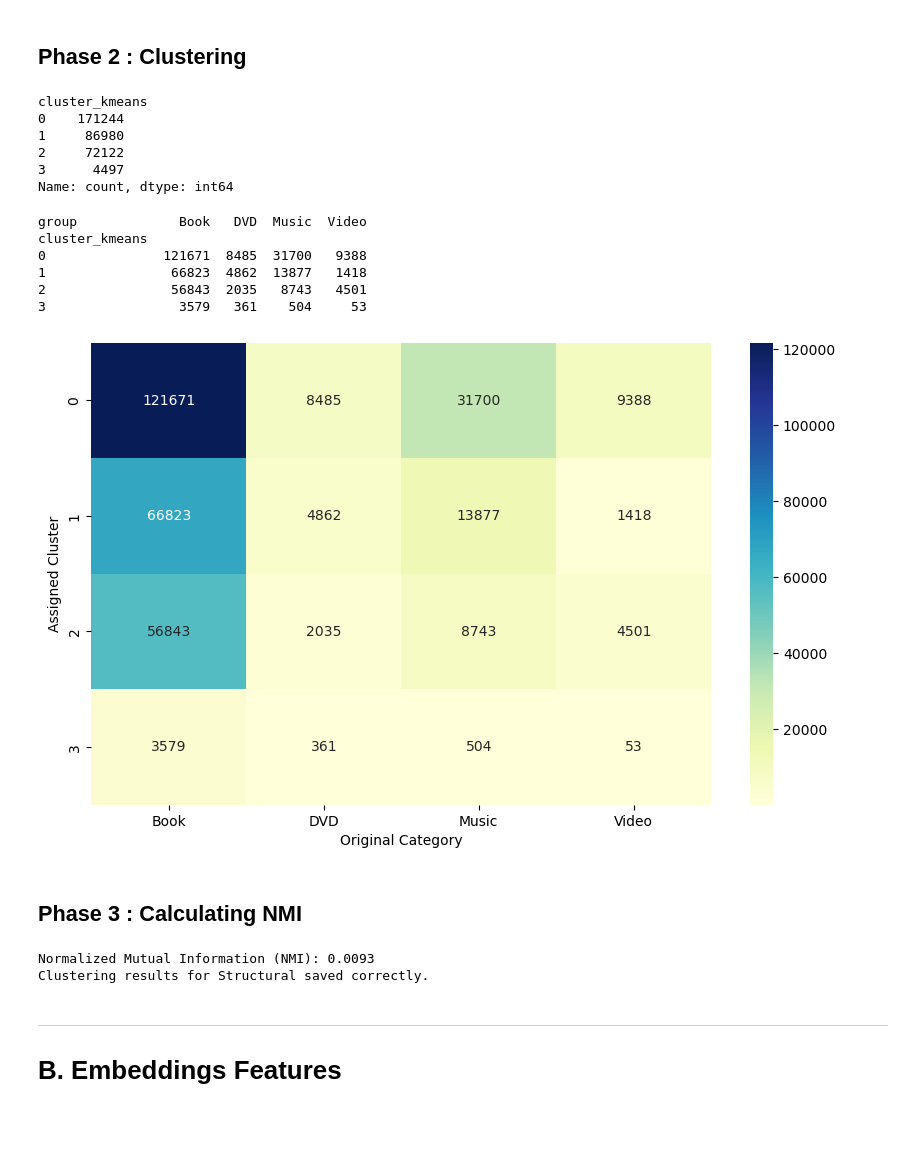
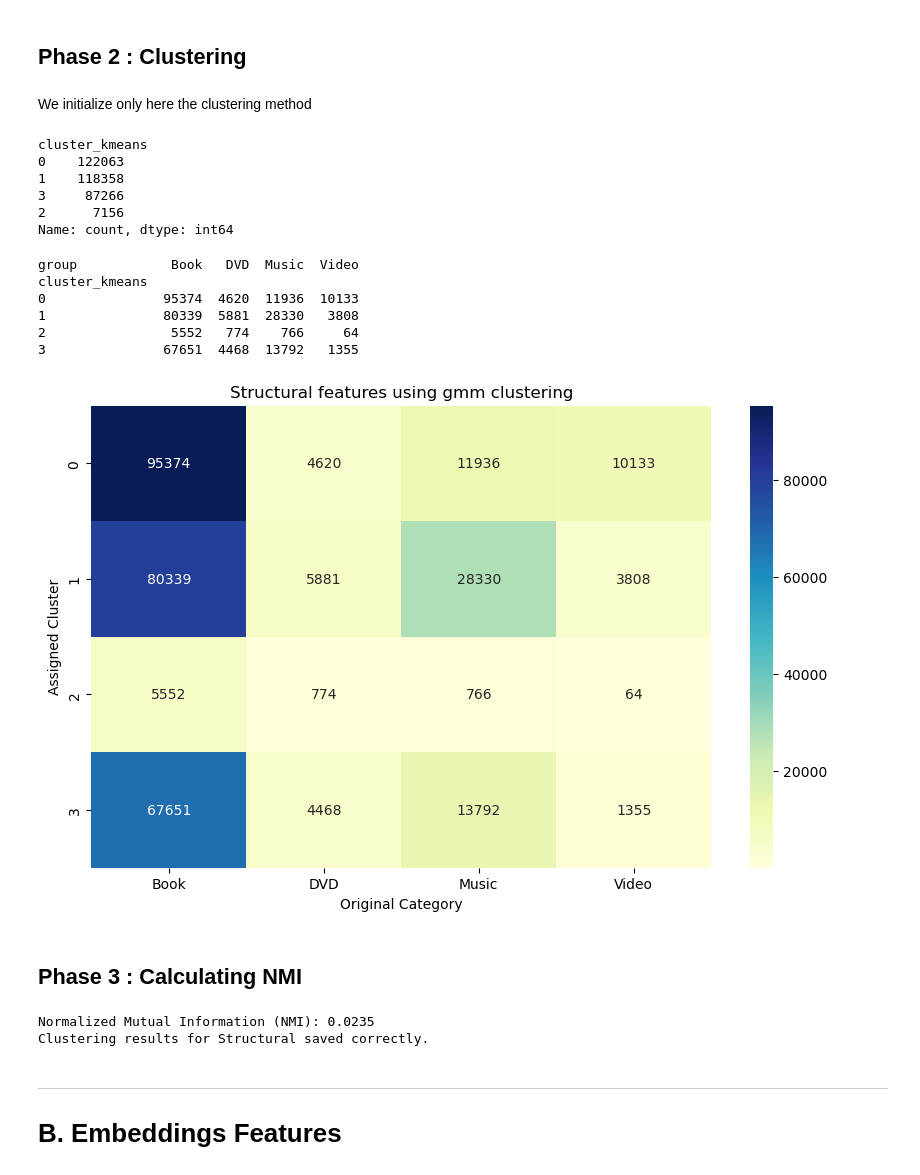
Before and after one commit to raozzo/ProgettoLFN, a Jupyter notebook: Code/notebooks/print.ipynb, the cells around one changed output. Cells and saved outputs as stored; diff of their text form; code cells hidden in the pictures; blank space fills up the shorter version.

```diff
--- a/Code/notebooks/print.ipynb
+++ b/Code/notebooks/print.ipynb
@@ -82,3 +84,6 @@ sys.path.append(os.path.abspath('..'))
+# %%
+# Options: 'kmeans', 'gmm'
+CLUSTERING_ALGORITHM = 'gmm'
 # %% [markdown]
 ---
 ## Data processing
@@ -392,9 +397,22 @@ rw_score                 1.000001
 dtype: float64
 # %% [markdown]
 ## Phase 2 : Clustering
+# %% [markdown]
+We initialize only here the clustering method
+# %%
+from sklearn.cluster import KMeans
+from sklearn.mixture import GaussianMixture
+
+if CLUSTERING_ALGORITHM == 'kmeans':
+    model = KMeans(n_clusters=4, random_state=42, n_init=10)
+
+elif CLUSTERING_ALGORITHM == 'gmm':
+    model = GaussianMixture(n_components=4, random_state=42, n_init=1)
+
+else:
+    raise ValueError(f"unknown alg: {CLUSTERING_ALGORITHM}, check flag at the beginning of the notebook")
 # %%
-kmeans = KMeans(n_clusters=4)
-clusters = kmeans.fit_predict(X_scaled)
+clusters = model.fit_predict(X_scaled)
 
 df_final['cluster_kmeans'] = clusters
 
@@ -404,10 +422,10 @@ print(df_final['cluster_kmeans'].value_counts())
 #maybe we can save it
 # %% [output]
 cluster_kmeans
-0    171244
-1     86980
-2     72122
-3      4497
+0    122063
+1    118358
+3     87266
+2      7156
 Name: count, dtype: int64
 # %%
 #aggiungo il gruppo
@@ -431,20 +449,21 @@ crosstab = pd.crosstab(df_final['cluster_kmeans'], df_final['group'])
 
 print(crosstab)
 # %% [output]
-group             Book   DVD  Music  Video
+group            Book   DVD  Music  Video
 cluster_kmeans
-0               121671  8485  31700   9388
-1                66823  4862  13877   1418
-2                56843  2035   8743   4501
-3                 3579   361    504     53
+0               95374  4620  11936  10133
+1               80339  5881  28330   3808
+2                5552   774    766     64
+3               67651  4468  13792   1355
 # %%
 plt.figure(figsize=(10,6))
 sns.heatmap(crosstab, annot=True, fmt='d',cmap='YlGnBu')
+plt.title('Structural features using '+CLUSTERING_ALGORITHM + ' clustering' )
 plt.xlabel('Original Category')
 plt.ylabel('Assigned Cluster')
 plt.show()
 # %% [output]
-[figure, old version]
+[figure, new version]
 # %% [markdown]
 ## Phase 3 : Calculating NMI
 # %%
@@ -463,7 +482,7 @@ print(f"Normalized Mutual Information (NMI): {nmi_struct:.4f}")
 
 log_clustering_results("Structural", nmi_struct, overwrite=True)
 # %% [output]
-Normalized Mutual Information (NMI): 0.0093
+Normalized Mutual Information (NMI): 0.0235
 Clustering results for Structural saved correctly.
 # %% [markdown]
 ---
```
Also changed, not shown: parts of 18 cells of this notebook, 1 other file.
